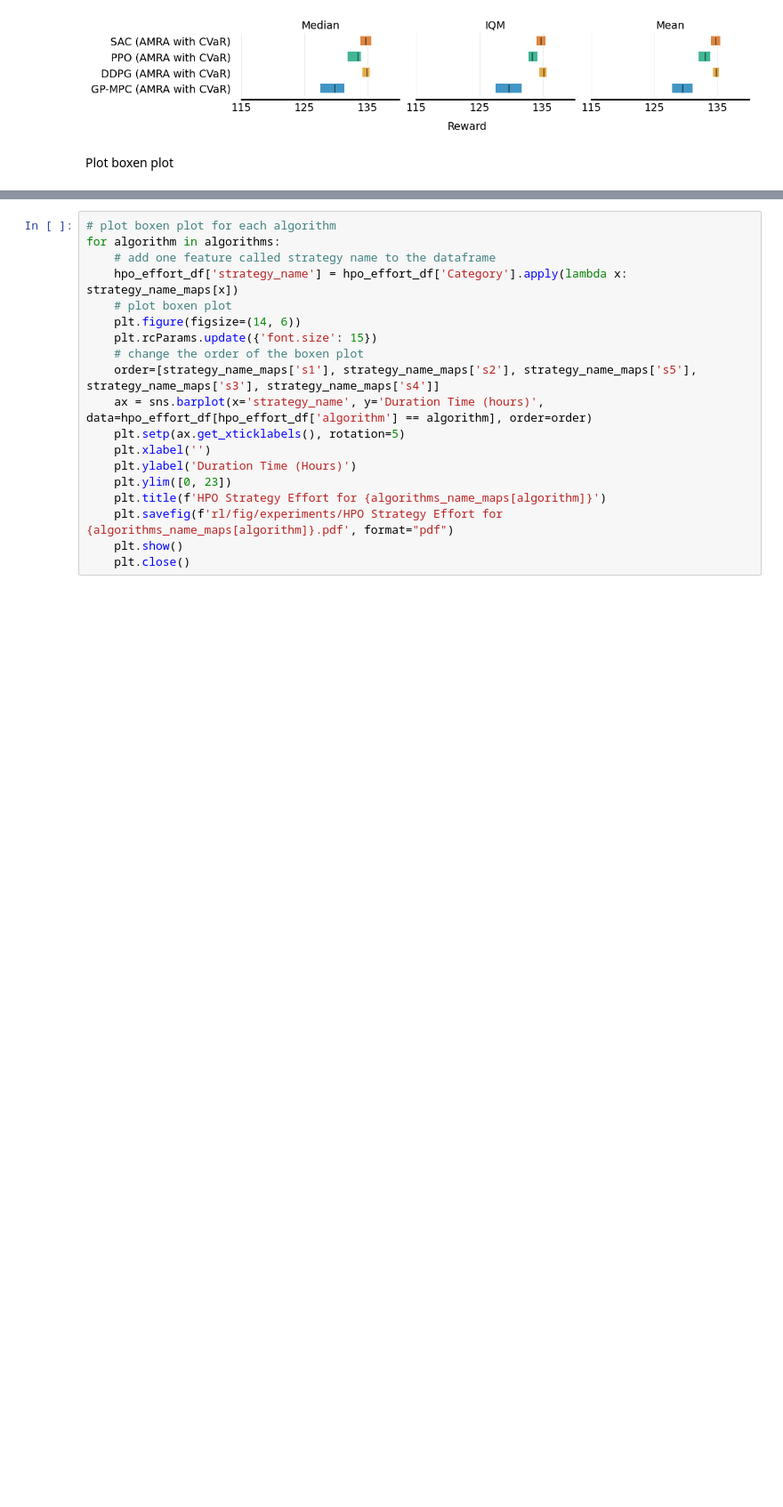
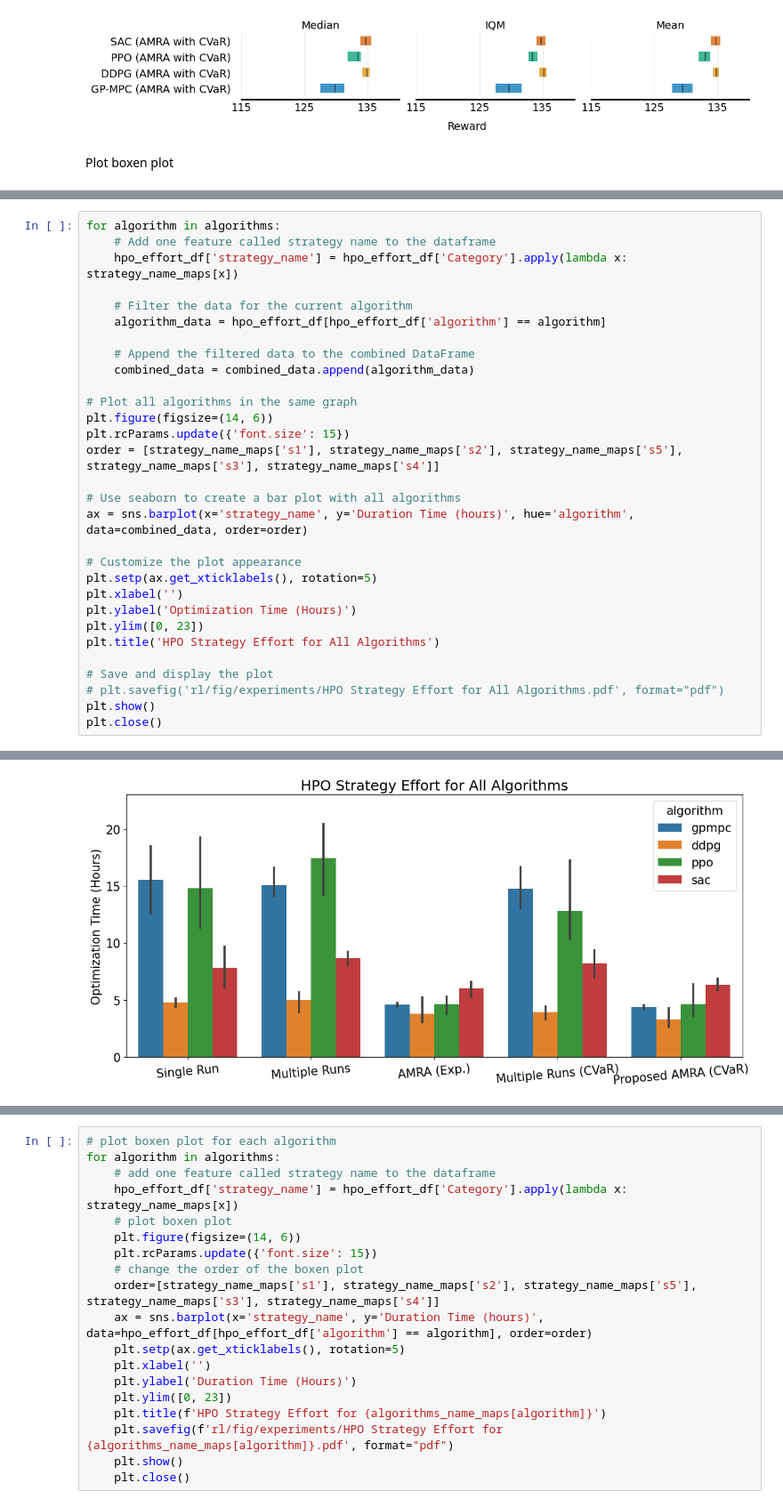
Before and after one commit to utiasDSL/safe-control-gym, a Jupyter notebook: experiments/comparisons/reliable_stats.ipynb, the cells around one changed output, grey strips where cells are left out. Shown at 89% size. Drawn from its saved outputs; the diff is of its cells as text; blank space fills up the shorter version.

```diff
--- a/experiments/comparisons/reliable_stats.ipynb
+++ b/experiments/comparisons/reliable_stats.ipynb
@@ -280,0 +348,31 @@ for algorithm in algorithms:
+# %%
+for algorithm in algorithms:
+    # Add one feature called strategy name to the dataframe
+    hpo_effort_df['strategy_name'] = hpo_effort_df['Category'].apply(lambda x: strategy_name_maps[x])
+
+    # Filter the data for the current algorithm
+    algorithm_data = hpo_effort_df[hpo_effort_df['algorithm'] == algorithm]
+
+    # Append the filtered data to the combined DataFrame
+    combined_data = combined_data.append(algorithm_data)
+
+# Plot all algorithms in the same graph
+plt.figure(figsize=(14, 6))
+plt.rcParams.update({'font.size': 15})
+order = [strategy_name_maps['s1'], strategy_name_maps['s2'], strategy_name_maps['s5'], strategy_name_maps['s3'], strategy_name_maps['s4']]
+
+# Use seaborn to create a bar plot with all algorithms
+ax = sns.barplot(x='strategy_name', y='Duration Time (hours)', hue='algorithm', data=combined_data, order=order)
+
+# Customize the plot appearance
+plt.setp(ax.get_xticklabels(), rotation=5)
+plt.xlabel('')
+plt.ylabel('Optimization Time (Hours)')
+plt.ylim([0, 23])
+plt.title('HPO Strategy Effort for All Algorithms')
+
+# Save and display the plot
+# plt.savefig('rl/fig/experiments/HPO Strategy Effort for All Algorithms.pdf', format="pdf")
+plt.show()
+plt.close()
+# %% [output]
@@ -280,0 +396 @@ for algorithm in algorithms:
+[figure, added]
```
Also changed, not shown: parts of 11 cells of this notebook, 1 other file.
